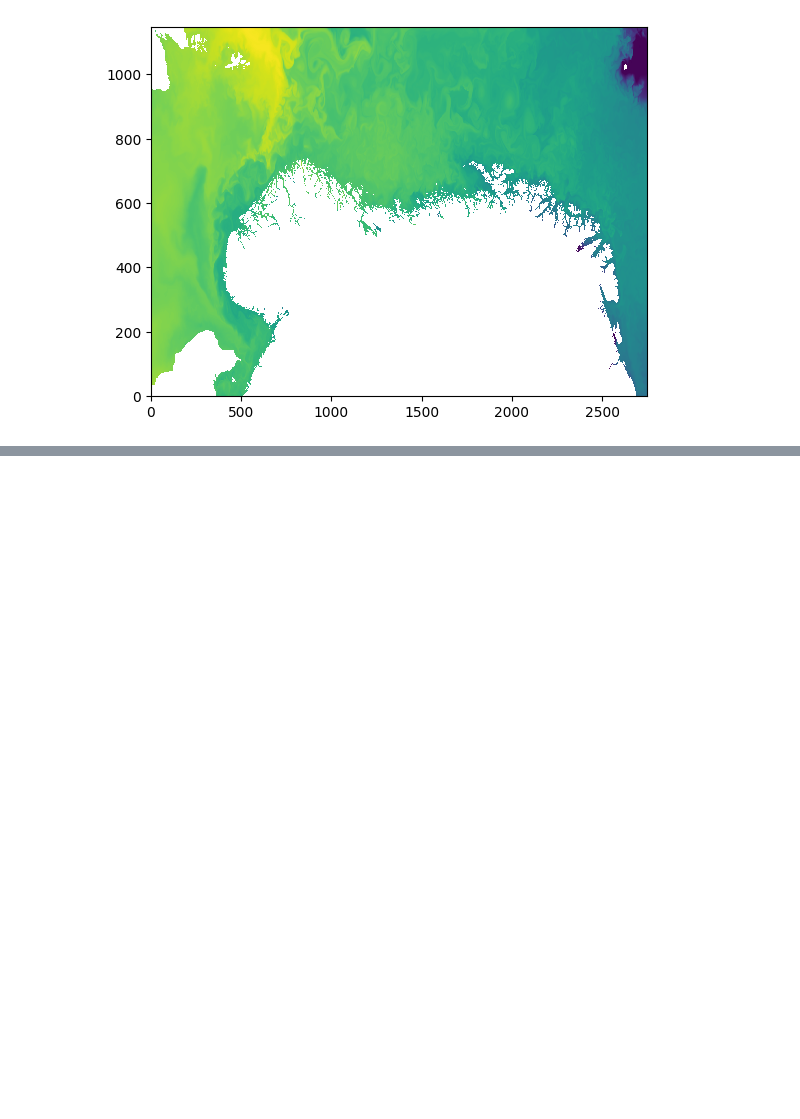
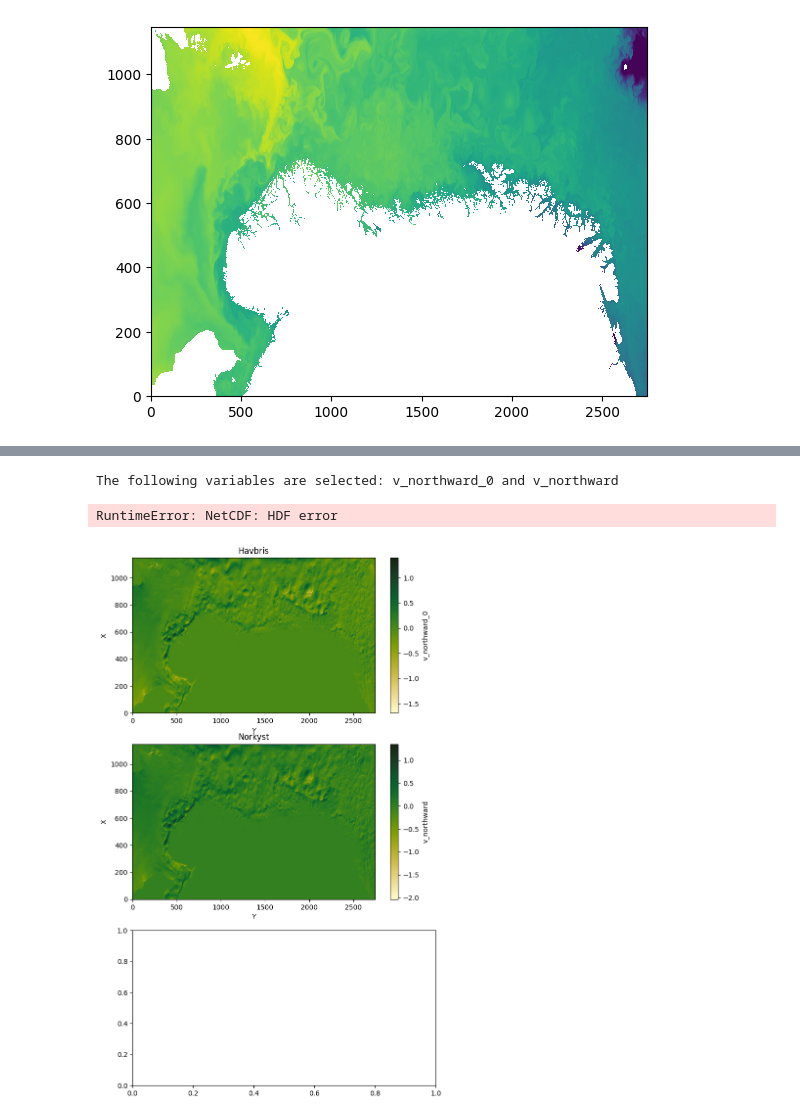
Before and after one commit to metno/ocean-ai, a Jupyter notebook: plot/waffling.ipynb, the cells around one changed output, grey strips where cells are left out. Cells and saved outputs as stored; diff of their text form; code cells hidden in the pictures; blank space fills up the shorter version.

```diff
--- a/plot/waffling.ipynb
+++ b/plot/waffling.ipynb
@@ -184,0 +318,19 @@ FileNotFoundError: [Errno 2] No such file or directory: 'cdo'
+# %%
+saving_path = '/lustre/storeB/project/fou/hi/foccus/malene/ocean-ai/plot/tests_animations'
+inference_path = '/lustre/storeB/project/fou/hi/foccus/malene/run-anemoi-ocean/ppi/external_checkpoint_inference/Inference_res/2024-04-02_.ckpt_e010_s020000.nc'
+variable_inf = 'v_northward_0'
+frames = 16
+start = 0
+model_date = '20240402'
+
+norkystpath = '/lustre/storeB/project/fou/hi/roms_hindcast/norkyst_v3/sdepth/2024/04'
+n1 = '/norkyst800-20240402.nc'
+n2 = '/norkyst800-20240403.nc'
+
+variable_nor = 'v_northward'
+
+animation_compare(inference_path, norkystpath+n1, norkystpath+n2, variable_inf, variable_nor, saving_path, 'Inference_2024_04_02_03')
+# %% [output]
+The following variables are selected: v_northward_0 and v_northward
+RuntimeError: NetCDF: HDF error
+[figure, added]
```
Also changed, not shown: parts of 10 cells of this notebook, 1 other file.
